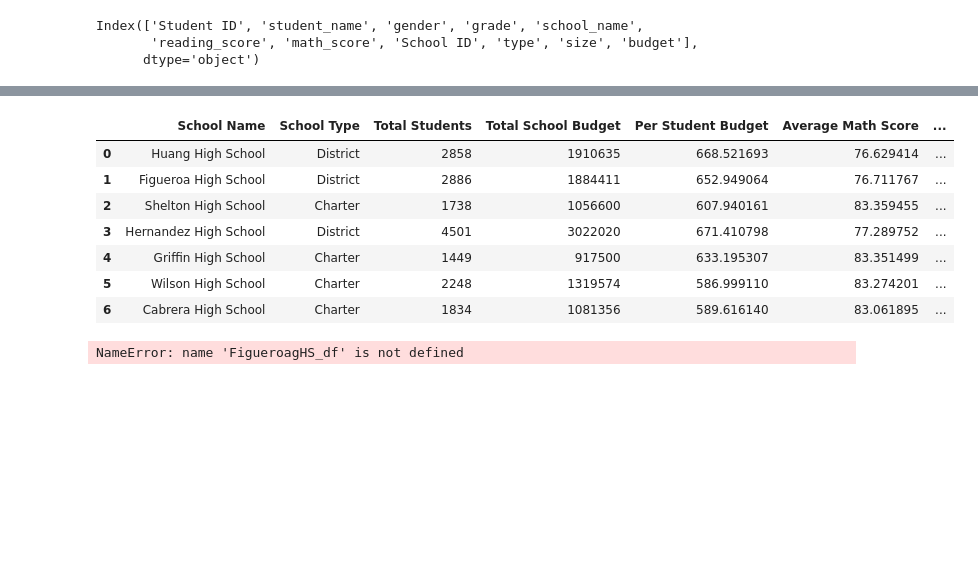
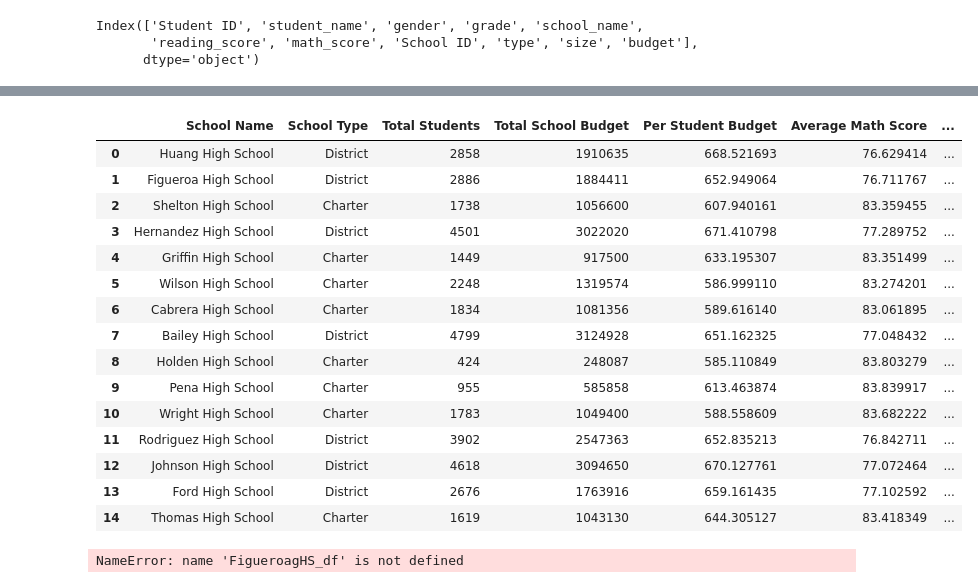
Before and after one commit to hamiltojogo/pandas-challenge, a Jupyter notebook: PyCitySchools_starter.ipynb, the cells around one changed output, grey strips where cells are left out. Cells and saved outputs as stored; diff of their text form; code cells hidden in the pictures; blank space fills up the shorter version.

Commit message:
completed school's summary table

```diff
--- a/PyCitySchools_starter.ipynb
+++ b/PyCitySchools_starter.ipynb
@@ -246,7 +254,7 @@ CabreraPassingMath_df = CabreraHS_df.loc[CabreraHS_df['math_score'] >= 70]
 CabreraPassingMathTotal = len(CabreraPassingMath_df)
 CabreraPassingReading_df = CabreraHS_df.loc[CabreraHS_df['reading_score'] >= 70]
 CabreraPassingReadingTotal = len(CabreraPassingReading_df)
-CabreraOverallPassing_df = CabreraHS_df.loc[(FigueroaHS_df['math_score'] >= 70) & (student_data['reading_score'] >= 70)]
+CabreraOverallPassing_df = CabreraHS_df.loc[(CabreraHS_df['math_score'] >= 70) & (student_data['reading_score'] >= 70)]
 CabreraOverallPassing = len(CabreraOverallPassing_df)
 CabreraPercentPassingMath = (CabreraPassingMathTotal/CabreraTotalStudents)*100
 CabreraPercentPassingReading = (CabreraPassingReadingTotal/CabreraTotalStudents)*100
@@ -254,30 +400,57 @@ CabreraPercentPassingOverall = (CabreraOverallPassing/CabreraTotalStudents)*100
+# %%
+ThomasHS_df = school_data_complete.loc[school_data_complete['school_name'] =='Thomas High School', ['student_name','type', 'budget', 'reading_score', 'math_score']]
+ThomasHS_df.head()
+
+ThomasTotalStudents = len(ThomasHS_df.student_name.unique())
+ThomasType = ThomasHS_df.iloc[1,1]
+ThomasBudget = ThomasHS_df.iloc[1,2]
+ThomasBudgetPerStudent = ThomasBudget/ThomasTotalStudents
+ThomasMathAvg = ThomasHS_df.math_score.mean()
+ThomasReadingAvg = ThomasHS_df.reading_score.mean()
+ThomasPassingMath_df = ThomasHS_df.loc[ThomasHS_df['math_score'] >= 70]
+ThomasPassingMathTotal = len(ThomasPassingMath_df)
+ThomasPassingReading_df = ThomasHS_df.loc[ThomasHS_df['reading_score'] >= 70]
+ThomasPassingReadingTotal = len(ThomasPassingReading_df)
+ThomasOverallPassing_df = ThomasHS_df.loc[(ThomasHS_df['math_score'] >= 70) & (student_data['reading_score'] >= 70)]
+ThomasOverallPassing = len(ThomasOverallPassing_df)
+ThomasPercentPassingMath = (ThomasPassingMathTotal/ThomasTotalStudents)*100
+ThomasPercentPassingReading = (ThomasPassingReadingTotal/ThomasTotalStudents)*100
+ThomasPercentPassingOverall = (ThomasOverallPassing/ThomasTotalStudents)*100
 # %%
 SchoolSummary_df = pd.DataFrame({
     'School Name':['Huang High School', 'Figueroa High School', 'Shelton High School',
        'Hernandez High School', 'Griffin High School',
-       'Wilson High School', 'Cabrera High School'#, 'Bailey High School',
-       #'Holden High School', 'Pena High School', 'Wright High School',
-       #'Rodriguez High School', 'Johnson High School', 'Ford High School', 'Thomas High School'
+       'Wilson High School', 'Cabrera High School', 'Bailey High School',
+       'Holden High School', 'Pena High School', 'Wright High School',
+       'Rodriguez High School', 'Johnson High School', 'Ford High School', 'Thomas High School'
        ],
-    'School Type': [HuangType, FigueroaType, SheltonType, HernandezType, GriffinType, WilsonType, CabreraType],
-    'Total Students': [HuangTotalStudents, FigueroaTotalStudents, SheltonTotalStudents, HernandezTotalStudents, GriffinTotalStudents, WilsonTotalStudents, CabreraTotalStudents],
-    'Total School Budget': [HuangBudget, FigueroaBudget, SheltonBudget, HernandezBudget, GriffinBudget, WilsonBudget, CabreraBudget],
-    'Per Student Budget': [HuangBudgetPerStudent, FigueroaBudgetPerStudent, SheltonBudgetPerStudent, HernandezBudgetPerStudent, GriffinBudgetPerStudent, WilsonBudgetPerStudent, CabreraBudgetPerStudent],
-    'Average Math Score': [HuangMathAvg, FigueroaMathAvg, SheltonMathAvg, HernandezMathAvg, GriffinMathAvg, WilsonMathAvg, CabreraMathAvg],
-    'Average Reading Score': [HuangReadingAvg, FigueroaReadingAvg, SheltonReadingAvg, HernandezReadingAvg, GriffinReadingAvg, WilsonReadingAvg, CabreraReadingAvg],
-    '% Passing Math': [HuangPercentPassingMath, FigueroaPercentPassingMath, SheltonPercentPassingMath, HernandezPercentPassingMath, GriffinPercentPassingMath, WilsonPercentPassingMath, CabreraPercentPassingMath],
-    '% Passing Reading': [HuangPercentPassingReading, FigueroaPercentPassingReading, SheltonPercentPassingReading, HernandezPercentPassingReading, GriffinPercentPassingReading, WilsonPercentPassingReading, CabreraPercentPassingReading],
-    '% Overall Passing': [HuangPercentPassingOverall, FigueroaPercentPassingOverall, SheltonPercentPassingOverall, HernandezPercentPassingOverall, GriffinPercentPassingOverall, WilsonPercentPassingOverall, CabreraPercentPassingOverall]})
+    'School Type': [HuangType, FigueroaType, SheltonType, HernandezType, GriffinType, WilsonType, CabreraType, BaileyType, HoldenType, PenaType, WrightType, RodriguezType, JohnsonType, FordType, ThomasType],
+    'Total Students': [HuangTotalStudents, FigueroaTotalStudents, SheltonTotalStudents, HernandezTotalStudents, GriffinTotalStudents, WilsonTotalStudents, CabreraTotalStudents, BaileyTotalStudents, HoldenTotalStudents, PenaTotalStudents, WrightTotalStudents, RodriguezTotalStudents, JohnsonTotalStudents, FordTotalStudents, ThomasTotalStudents],
+    'Total School Budget': [HuangBudget, FigueroaBudget, SheltonBudget, HernandezBudget, GriffinBudget, WilsonBudget, CabreraBudget, BaileyBudget, HoldenBudget, PenaBudget, WrightBudget, RodriguezBudget, JohnsonBudget, FordBudget, ThomasBudget],
+    'Per Student Budget': [HuangBudgetPerStudent, FigueroaBudgetPerStudent, SheltonBudgetPerStudent, HernandezBudgetPerStudent, GriffinBudgetPerStudent, WilsonBudgetPerStudent, CabreraBudgetPerStudent, BaileyBudgetPerStudent, HoldenBudgetPerStudent, PenaBudgetPerStudent, WrightBudgetPerStudent, RodriguezBudgetPerStudent, JohnsonBudgetPerStudent, FordBudgetPerStudent, ThomasBudgetPerStudent],
+    'Average Math Score': [HuangMathAvg, FigueroaMathAvg, SheltonMathAvg, HernandezMathAvg, GriffinMathAvg, WilsonMathAvg, CabreraMathAvg, BaileyMathAvg, HoldenMathAvg, PenaMathAvg, WrightMathAvg, RodriguezMathAvg, JohnsonMathAvg, FordMathAvg, ThomasMathAvg],
+    'Average Reading Score': [HuangReadingAvg, FigueroaReadingAvg, SheltonReadingAvg, HernandezReadingAvg, GriffinReadingAvg, WilsonReadingAvg, CabreraReadingAvg, BaileyReadingAvg, HoldenReadingAvg, PenaReadingAvg, WrightReadingAvg, RodriguezReadingAvg, JohnsonReadingAvg, FordReadingAvg, ThomasReadingAvg],
+    '% Passing Math': [HuangPercentPassingMath, FigueroaPercentPassingMath, SheltonPercentPassingMath, HernandezPercentPassingMath, GriffinPercentPassingMath, WilsonPercentPassingMath, CabreraPercentPassingMath, BaileyPercentPassingMath, HoldenPercentPassingMath, PenaPercentPassingMath, WrightPercentPassingMath, RodriguezPercentPassingMath, JohnsonPercentPassingMath, FordPercentPassingMath, ThomasPercentPassingMath],
+    '% Passing Reading': [HuangPercentPassingReading, FigueroaPercentPassingReading, SheltonPercentPassingReading, HernandezPercentPassingReading, GriffinPercentPassingReading, WilsonPercentPassingReading, CabreraPercentPassingReading, BaileyPercentPassingReading, HoldenPercentPassingReading, PenaPercentPassingReading, WrightPercentPassingReading, RodriguezPercentPassingReading, JohnsonPercentPassingReading, FordPercentPassingReading, ThomasPercentPassingReading],
+    '% Overall Passing': [HuangPercentPassingOverall, FigueroaPercentPassingOverall, SheltonPercentPassingOverall, HernandezPercentPassingOverall, GriffinPercentPassingOverall, WilsonPercentPassingOverall, CabreraPercentPassingOverall, BaileyPercentPassingOverall, HoldenPercentPassingOverall, PenaPercentPassingOverall, WrightPercentPassingOverall, RodriguezPercentPassingOverall, JohnsonPercentPassingOverall, FordPercentPassingOverall, ThomasPercentPassingOverall]})
 SchoolSummary_df
 # %% [output]
 |  | School Name | School Type | Total Students | Total School Budget | Per Student Budget | Average Math Score | ... |
 | 0 | Huang High School | District | 2858 | 1910635 | 668.521693 | 76.629414 | ... |
 | 1 | Figueroa High School | District | 2886 | 1884411 | 652.949064 | 76.711767 | ... |
 | 2 | Shelton High School | Charter | 1738 | 1056600 | 607.940161 | 83.359455 | ... |
 | 3 | Hernandez High School | District | 4501 | 3022020 | 671.410798 | 77.289752 | ... |
 | 4 | Griffin High School | Charter | 1449 | 917500 | 633.195307 | 83.351499 | ... |
 | 5 | Wilson High School | Charter | 2248 | 1319574 | 586.999110 | 83.274201 | ... |
 | 6 | Cabrera High School | Charter | 1834 | 1081356 | 589.616140 | 83.061895 | ... |
+| 7 | Bailey High School | District | 4799 | 3124928 | 651.162325 | 77.048432 | ... |
+| 8 | Holden High School | Charter | 424 | 248087 | 585.110849 | 83.803279 | ... |
+| 9 | Pena High School | Charter | 955 | 585858 | 613.463874 | 83.839917 | ... |
+| 10 | Wright High School | Charter | 1783 | 1049400 | 588.558609 | 83.682222 | ... |
+| 11 | Rodriguez High School | District | 3902 | 2547363 | 652.835213 | 76.842711 | ... |
+| 12 | Johnson High School | District | 4618 | 3094650 | 670.127761 | 77.072464 | ... |
+| 13 | Ford High School | District | 2676 | 1763916 | 659.161435 | 77.102592 | ... |
+| 14 | Thomas High School | Charter | 1619 | 1043130 | 644.305127 | 83.418349 | ... |
 # %%
 # %% [output]
 NameError: name 'FigueroagHS_df' is not defined
```
Also changed, not shown: parts of 12 cells of this notebook.
